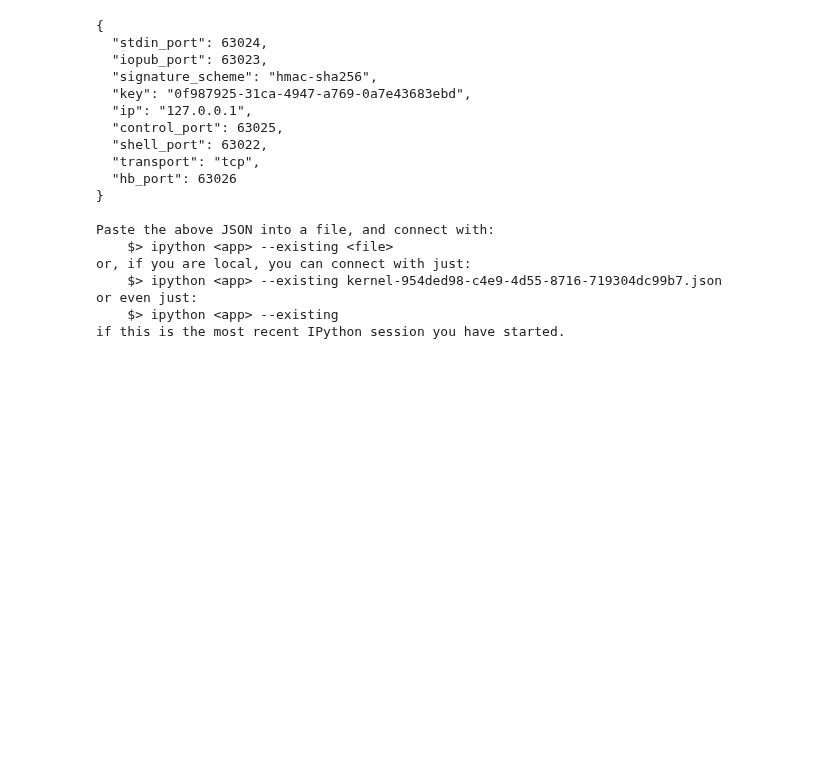
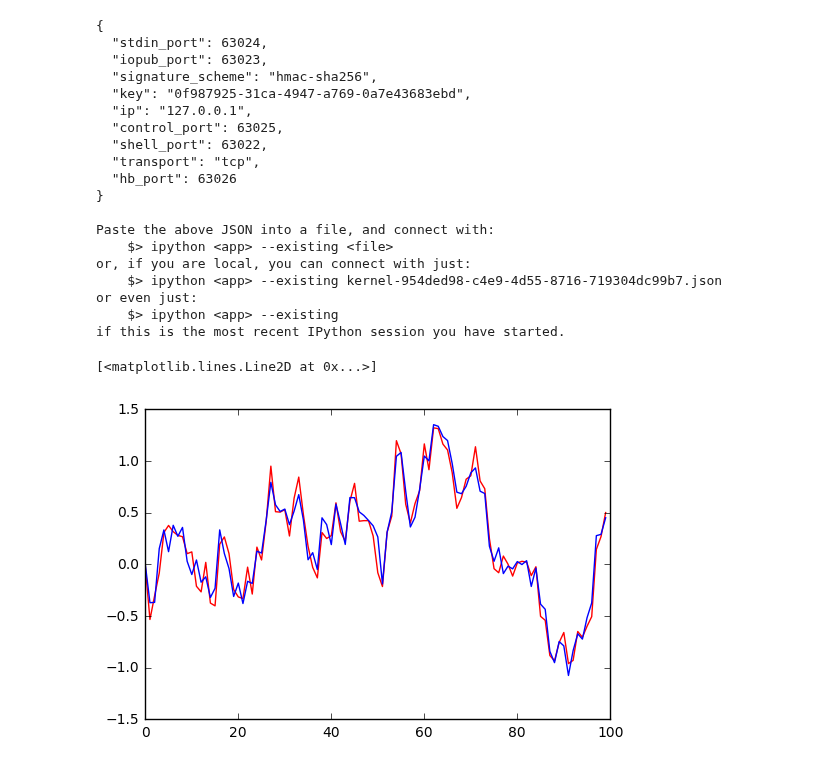
Before and after one commit to atcemgil/notes, a Jupyter notebook: KalmanFilter.ipynb, the cells around one changed output. Saved outputs shown, nothing was run; the diff lists cells and outputs as text; code cells hidden in the pictures; blank space fills up the shorter version.

```diff
--- a/KalmanFilter.ipynb
+++ b/KalmanFilter.ipynb
@@ -371,3 +371,36 @@ or, if you are local, you can connect with just:
 or even just:
     $> ipython <app> --existing
 if this is the most recent IPython session you have started.
+# %%
+%matplotlib inline
+import numpy as np
+import matplotlib.pylab as plt
+
+A = 0.9
+C = 1.0
+
+R = 0.01
+Q = 0.05
+
+x0 = 0
+
+T = 100
+
+x = np.zeros((T))
+y = np.zeros((T))
+
+for t in range(T):
+    if t==0:
+        x[0] = x0
+    else:
+        x[t] = A*x[t-1] + np.sqrt(Q)*np.random.randn(1)
+
+    y[t] = C*x[t] + np.sqrt(R)*np.random.randn(1)
+
+
+
+plt.plot(y,'r')
+plt.plot(x,'b')
+# %% [output]
+[<matplotlib.lines.Line2D at 0x...>]
+[figure, added]
```
Also changed, not shown: parts of 2 cells of this notebook, 5 other files.
